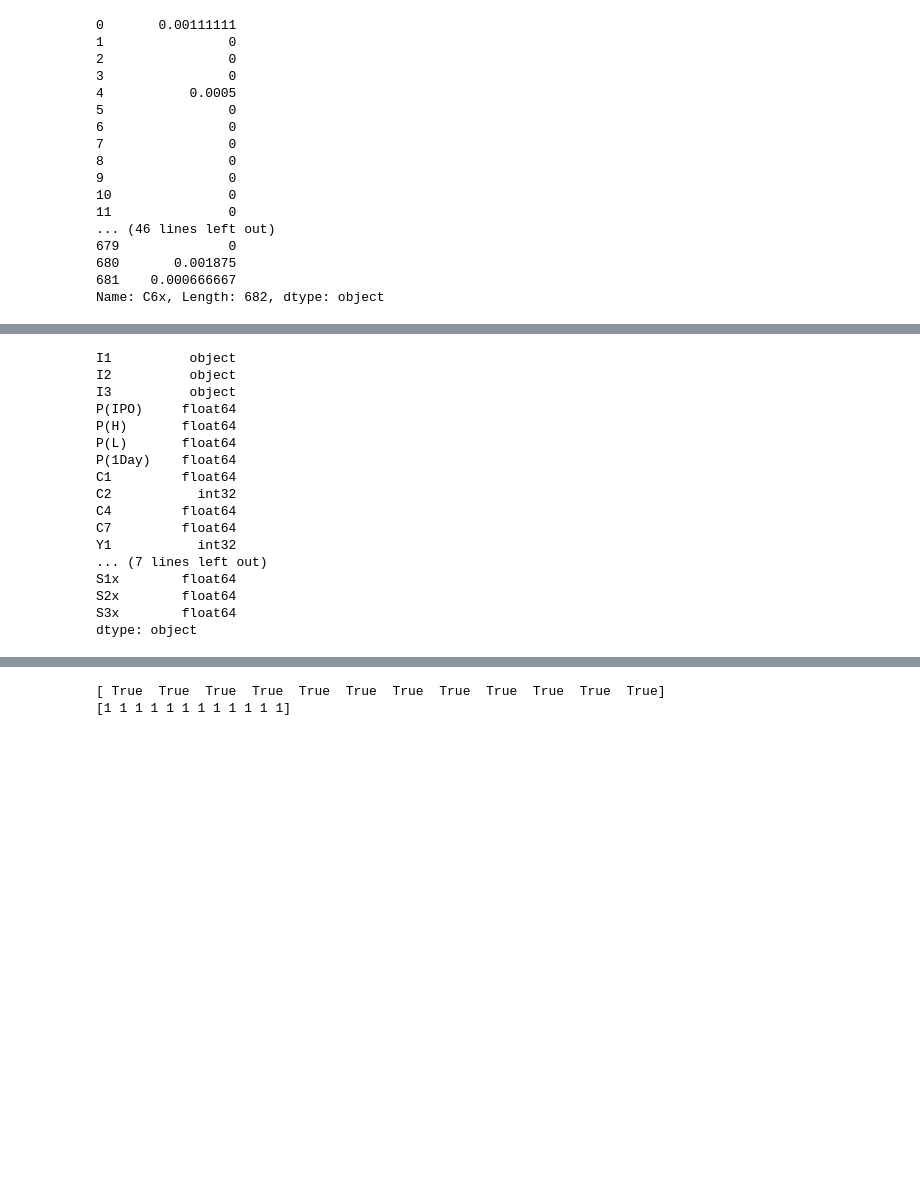
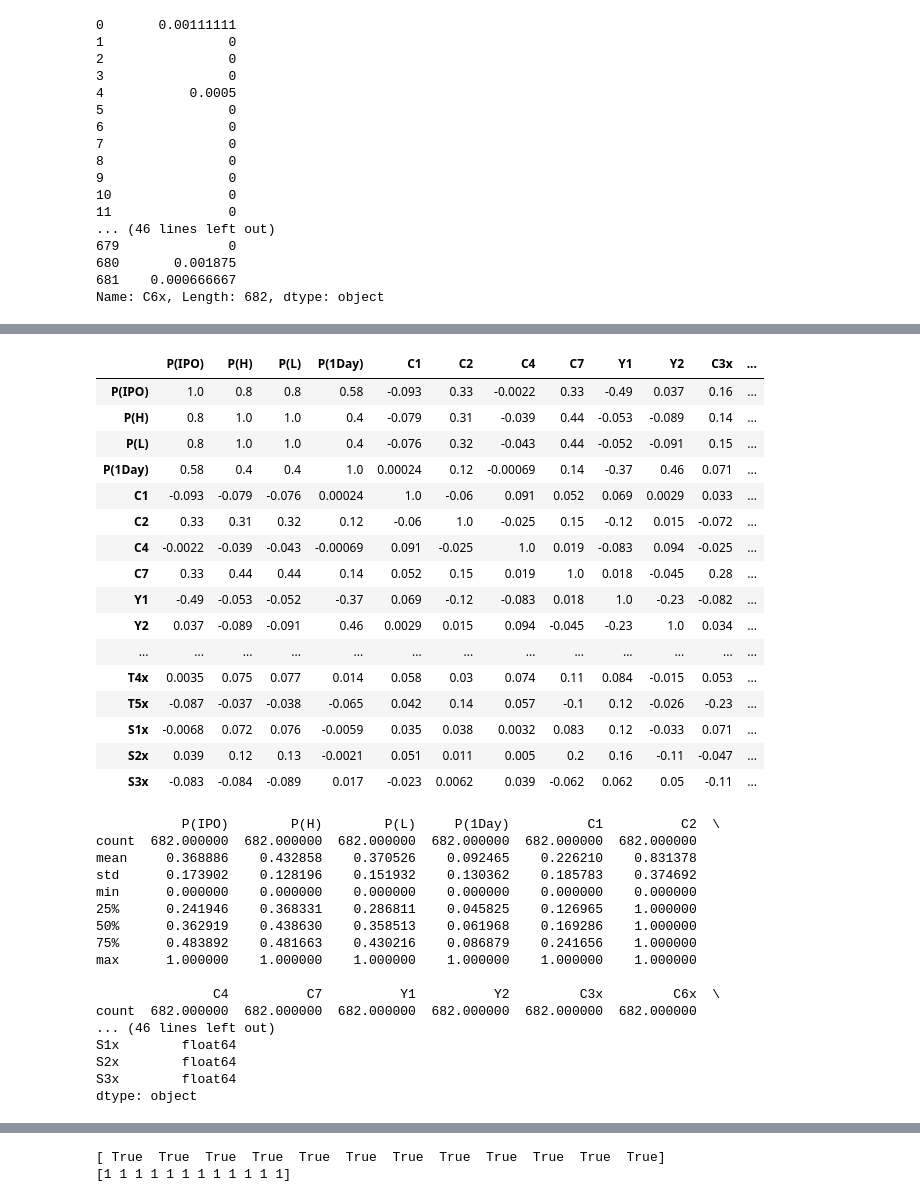
Before and after one commit to ConorFeeney/IS540-Code, a Jupyter notebook: Python for Comp 1/Log model Scratch.ipynb, the cells around one changed output, grey strips where cells are left out. Cells and saved outputs as stored; diff of their text form; code cells hidden in the pictures; blank space fills up the shorter version.

```diff
--- a/Python for Comp 1/Log model Scratch.ipynb
+++ b/Python for Comp 1/Log model Scratch.ipynb
@@ -255,5 +248,25 @@ ipo_data.describe()
 # %%
 ipo_data.C6x = ipo_data.C6x.astype(float)
+# %%
+ipo_data.corr(method='spearman').style.format("{:.2}").background_gradient(cmap=plt.get_cmap('coolwarm'), axis=1)
+# %% [output]
+|  | P(IPO) | P(H) | P(L) | P(1Day) | C1 | C2 | C4 | C7 | Y1 | Y2 | C3x | ... |
+| P(IPO) | 1.0 | 0.8 | 0.8 | 0.58 | -0.093 | 0.33 | -0.0022 | 0.33 | -0.49 | 0.037 | 0.16 | ... |
+| P(H) | 0.8 | 1.0 | 1.0 | 0.4 | -0.079 | 0.31 | -0.039 | 0.44 | -0.053 | -0.089 | 0.14 | ... |
+| P(L) | 0.8 | 1.0 | 1.0 | 0.4 | -0.076 | 0.32 | -0.043 | 0.44 | -0.052 | -0.091 | 0.15 | ... |
+| P(1Day) | 0.58 | 0.4 | 0.4 | 1.0 | 0.00024 | 0.12 | -0.00069 | 0.14 | -0.37 | 0.46 | 0.071 | ... |
+| C1 | -0.093 | -0.079 | -0.076 | 0.00024 | 1.0 | -0.06 | 0.091 | 0.052 | 0.069 | 0.0029 | 0.033 | ... |
+| C2 | 0.33 | 0.31 | 0.32 | 0.12 | -0.06 | 1.0 | -0.025 | 0.15 | -0.12 | 0.015 | -0.072 | ... |
+| C4 | -0.0022 | -0.039 | -0.043 | -0.00069 | 0.091 | -0.025 | 1.0 | 0.019 | -0.083 | 0.094 | -0.025 | ... |
+| C7 | 0.33 | 0.44 | 0.44 | 0.14 | 0.052 | 0.15 | 0.019 | 1.0 | 0.018 | -0.045 | 0.28 | ... |
+| Y1 | -0.49 | -0.053 | -0.052 | -0.37 | 0.069 | -0.12 | -0.083 | 0.018 | 1.0 | -0.23 | -0.082 | ... |
+| Y2 | 0.037 | -0.089 | -0.091 | 0.46 | 0.0029 | 0.015 | 0.094 | -0.045 | -0.23 | 1.0 | 0.034 | ... |
+| ... | ... | ... | ... | ... | ... | ... | ... | ... | ... | ... | ... | ... |
+| T4x | 0.0035 | 0.075 | 0.077 | 0.014 | 0.058 | 0.03 | 0.074 | 0.11 | 0.084 | -0.015 | 0.053 | ... |
+| T5x | -0.087 | -0.037 | -0.038 | -0.065 | 0.042 | 0.14 | 0.057 | -0.1 | 0.12 | -0.026 | -0.23 | ... |
+| S1x | -0.0068 | 0.072 | 0.076 | -0.0059 | 0.035 | 0.038 | 0.0032 | 0.083 | 0.12 | -0.033 | 0.071 | ... |
+| S2x | 0.039 | 0.12 | 0.13 | -0.0021 | 0.051 | 0.011 | 0.005 | 0.2 | 0.16 | -0.11 | -0.047 | ... |
+| S3x | -0.083 | -0.084 | -0.089 | 0.017 | -0.023 | 0.0062 | 0.039 | -0.062 | 0.062 | 0.05 | -0.11 | ... |
 # %%
 def standard(data,method):
     if data.dtype == float : #Making sure data isnt a string or int
@@ -268,23 +281,22 @@ def standard(data,method):
 for i in range(len(ipo_data.columns)):
     if ipo_data.iloc[:,i].dtype == float:
         ipo_data.iloc[:,i]=standard(ipo_data.iloc[:,i],1)
-x.describe()
-
-print(x.dtypes)
+print(ipo_data.describe())
+print(ipo_data.dtypes)
 # %% [output]
-I1          object
-I2          object
-I3          object
-P(IPO)     float64
-P(H)       float64
-P(L)       float64
-P(1Day)    float64
-C1         float64
-C2           int32
-C4         float64
-C7         float64
-Y1           int32
-... (7 lines left out)
+           P(IPO)        P(H)        P(L)     P(1Day)          C1          C2  \
+count  682.000000  682.000000  682.000000  682.000000  682.000000  682.000000
+mean     0.368886    0.432858    0.370526    0.092465    0.226210    0.831378
+std      0.173902    0.128196    0.151932    0.130362    0.185783    0.374692
+min      0.000000    0.000000    0.000000    0.000000    0.000000    0.000000
+25%      0.241946    0.368331    0.286811    0.045825    0.126965    1.000000
+50%      0.362919    0.438630    0.358513    0.061968    0.169286    1.000000
+75%      0.483892    0.481663    0.430216    0.086879    0.241656    1.000000
+max      1.000000    1.000000    1.000000    1.000000    1.000000    1.000000
+
+               C4          C7          Y1          Y2         C3x         C6x  \
+count  682.000000  682.000000  682.000000  682.000000  682.000000  682.000000
+... (46 lines left out)
 S1x        float64
 S2x        float64
 S3x        float64
```
Also changed, not shown: parts of 8 cells of this notebook, 3 other files.
